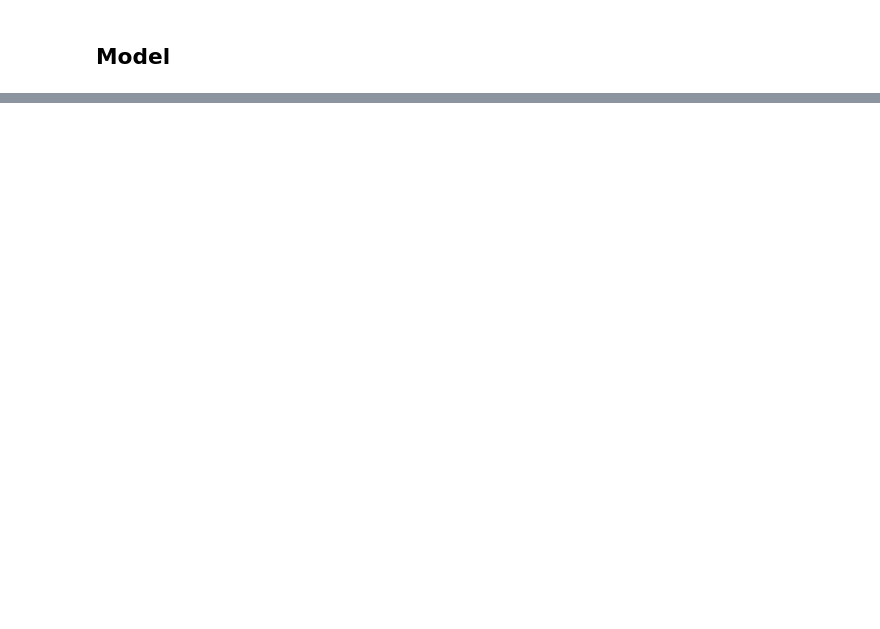
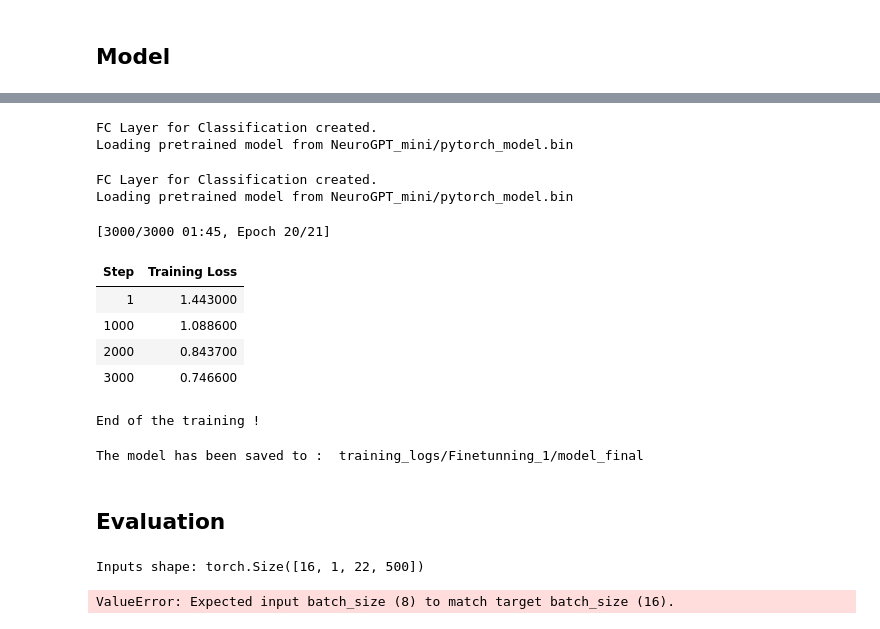
Before and after one commit to SimonKerner/neuro-eeg, a Jupyter notebook: eegmmidb.ipynb, the cells around one changed output, grey strips where cells are left out. Saved outputs shown, nothing was run; the diff lists cells and outputs as text; code cells hidden in the pictures; blank space fills up the shorter version.

```diff
--- a/eegmmidb.ipynb
+++ b/eegmmidb.ipynb
@@ -662,10 +702,6 @@ def make_model(model_config) :
             param.requires_grad = False
     return model
 # %%
-config_path = {"dst_data_path" : os.path.join(python_imports, "bciiv2a_eeg_npz/"),
-         "pretrained_model" : os.path.join(python_imports, "NeuroGPT_mini/pytorch_model.bin"),
-         "log_dir" :os.path.join(python_imports,"training_logs/")}
-
 model_config = config
 
 ## Some important parameters in the architecture of the model
@@ -754,16 +722,0 @@ plt.show()
-# %%
-model_config = config
-
-## Some important parameters in the architecture of the model
-
-model_config['pretrained_model'] = config_path['pretrained_model'] # Path to the file containing pretrained weights of the model, if model_config['pretrained_model'] = None the model is not pretrained
-model_config['embedding_dim'] = 1024 # Dimension of the latent representations in the model
-model_config['num_hidden_layers_embedding_model']= 1 # Number of hidden layers in the GPT model
-model_config['num_hidden_layers_unembedding_model']= 1 # Number of hidden layers on the unembedding module
-model_config['num_hidden_layers']= 6  #Number of hidden layers in the encoder module
-model_config['filter_time_length']= 25 #Size of the kernel of the temporal convolution layer
-model_config['stride_avg_pool']= 15  # Stride size used in the average-pooling operation
-model_config["freeze_encoder"] = True # Whether to freeze the encoder (True = no training on encoder parameters, only the classification layer)
-
-
-model = make_model(model_config)
@@ -880,0 +723,44 @@ weighted avg       0.25      0.50      0.33       180
+# %%
+trainer_config = config
+
+# Some important paramerter to build up the training stategy
+
+trainer_config['model_init'] = make_model # Function used to instanciate a model
+trainer_config['run_name'] = 'Finetunning_1' # Name of the run to save logs in a directory
+trainer_config['train_dataset'] = train_dataset
+trainer_config['validation_dataset'] = validation_dataset
+trainer_config['output_dir'] = os.path.join(config_path['log_dir'], trainer_config['run_name']) # Where to save training logs
+
+trainer_config['training_steps'] = 3000 # Number of training steps
+trainer_config['validation_steps'] = 500 # Number of validation steps
+# Whether to freeze the encoder (True = no training on encoder parameters)
+trainer_config['model_save_steps'] = config["training_steps"]*2
+trainer_config['log_every_n_steps'] = 1000
+trainer_config['eval_every_n_steps'] = 500
+trainer_config['warmup_ratio'] = 0.01
+trainer_config['optim'] = "adamw_torch"
+# %%
+trainer = make_trainer(model_init=lambda: make_model(model_config), config = trainer_config)
+# %% [output]
+FC Layer for Classification created.
+Loading pretrained model from NeuroGPT_mini/pytorch_model.bin
+# %%
+trainer.train()
+print("End of the training ! ")
+save_path = os.path.join(config["log_dir"], trainer_config['run_name'], 'model_final')
+# %% [output]
+FC Layer for Classification created.
+Loading pretrained model from NeuroGPT_mini/pytorch_model.bin
+[3000/3000 01:45, Epoch 20/21]
+| Step | Training Loss |
+| 1 | 1.443000 |
+| 1000 | 1.088600 |
+| 2000 | 0.843700 |
+| 3000 | 0.746600 |
+End of the training !
+# %%
+trainer.save_model(save_path)
+# %% [output]
+The model has been saved to :  training_logs/Finetunning_1/model_final
+# %% [markdown]
+## Evaluation
@@ -880,0 +795,10 @@ weighted avg       0.25      0.50      0.33       180
+# %%
+from src.dataloader import EEGMMIDBDataset
+sample_batch = next(iter(trainer.get_test_dataloader(test_dataset)))
+print(f"Inputs shape: {sample_batch['inputs'].shape}")
+# %% [output]
+Inputs shape: torch.Size([16, 1, 22, 500])
+# %%
+print(get_performance_from_trainer(trainer, test_dataset))
+# %% [output]
+ValueError: Expected input batch_size (8) to match target batch_size (16).
```
Also changed, not shown: parts of 21 cells of this notebook, 2 other files.
